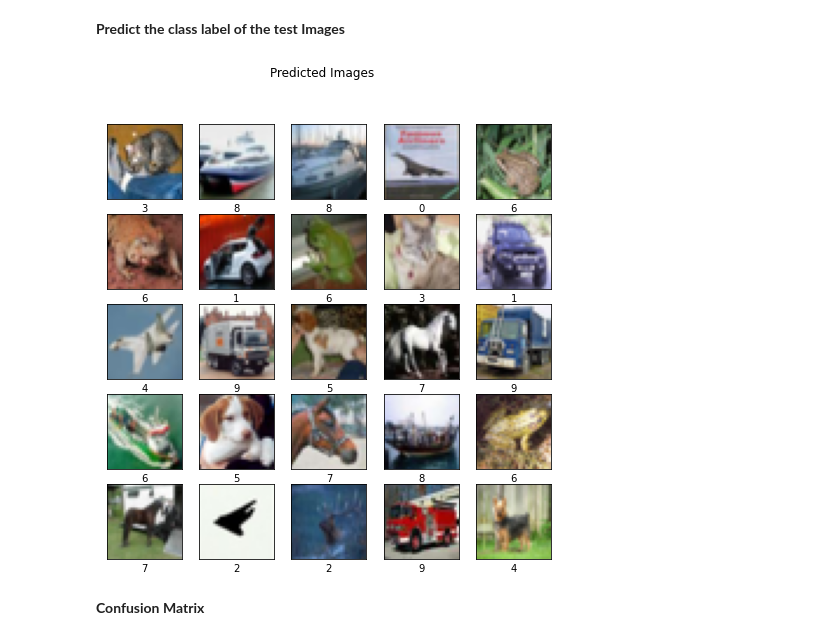
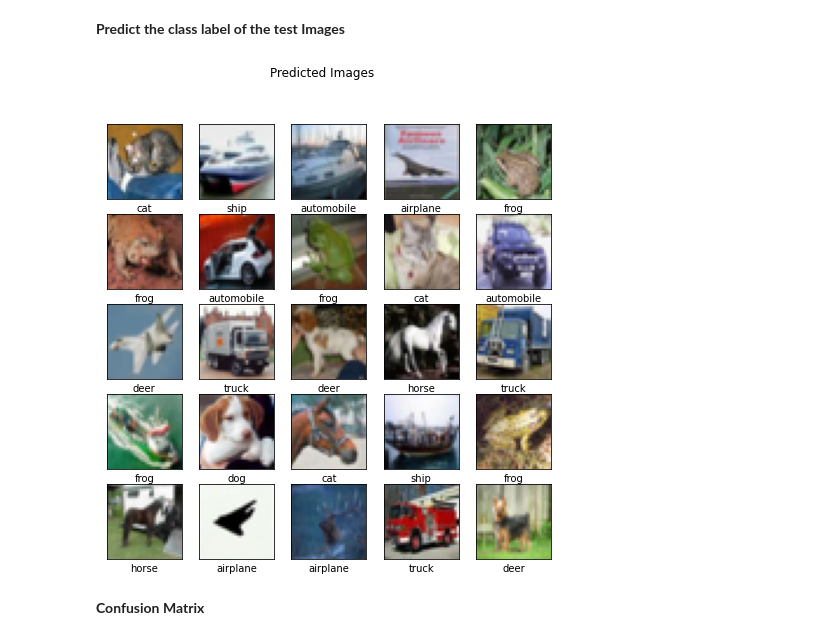
Before and after one commit to SainiManisha/convnet-tutorial, a Jupyter notebook: CNN_CIFAR_10.ipynb, the cells around one changed output. Cells and saved outputs as stored; diff of their text form; code cells hidden in the pictures.

```diff
--- a/CNN_CIFAR_10.ipynb
+++ b/CNN_CIFAR_10.ipynb
@@ -358,25 +337,28 @@ C5
 # %% [markdown]
 **Predict the class label of the test Images**
+# %%
+cifar_labels = ['airplane', 'automobile', 'bird', 'cat',
+    'deer', 'dog', 'frog', 'horse', 'ship', 'truck']
 # %%
 i = 0
 
 plt.figure(figsize=[8, 8])
 
 predicted = model1.predict(test_images_ss)
 
 for	(image,	label) in zip(test_images_ss, predicted):
 	label = np.argmax(label)
 	plt.subplot(5, 5, i + 1)
 	plt.xticks([])
 	plt.yticks([])
 	plt.grid(False)
 	plt.imshow(image, cmap=plt.cm.binary)
-	plt.xlabel(label)
+	plt.xlabel(cifar_labels[label])
 	i += 1
 plt.suptitle("Predicted Images")
 plt.show()
 # %% [output]
-[figure, old version]
+[figure, new version]
 # %% [markdown]
 **Confusion Matrix**
 # %%
```
Also changed, not shown: parts of 15 cells of this notebook.
